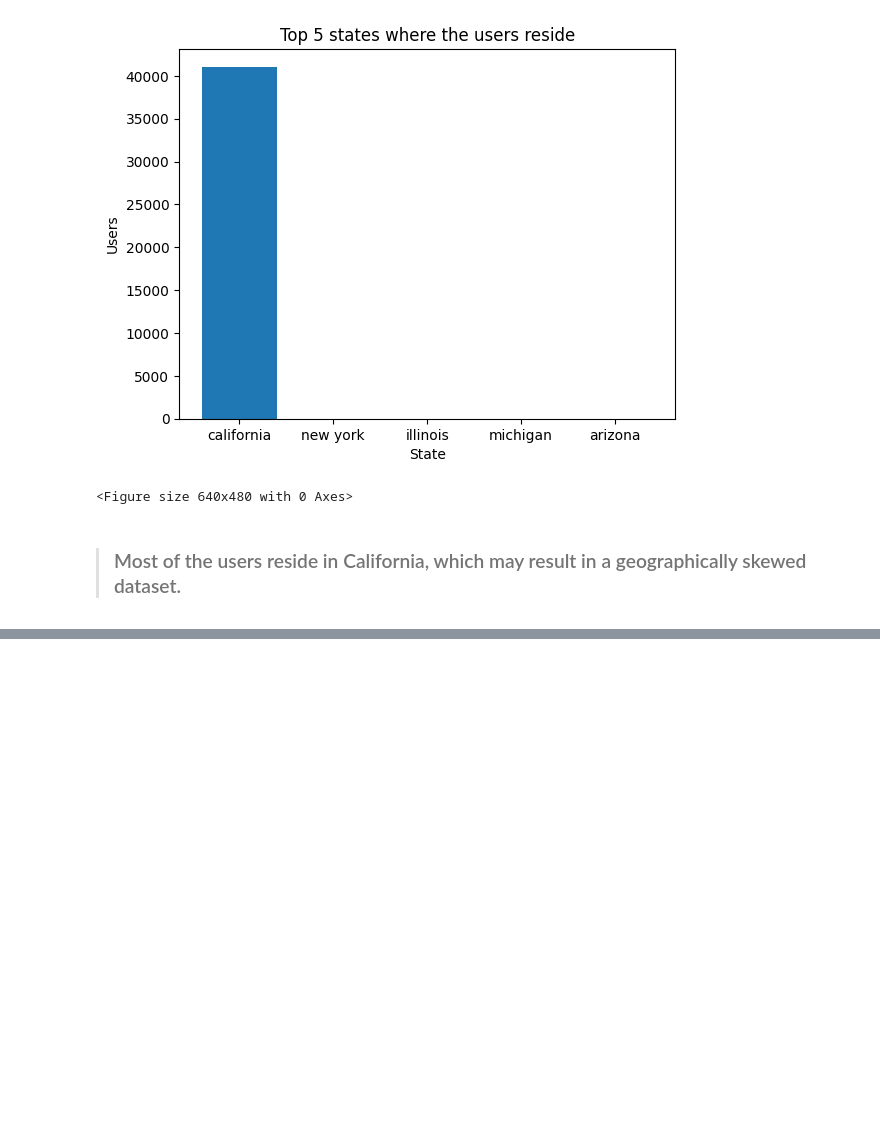
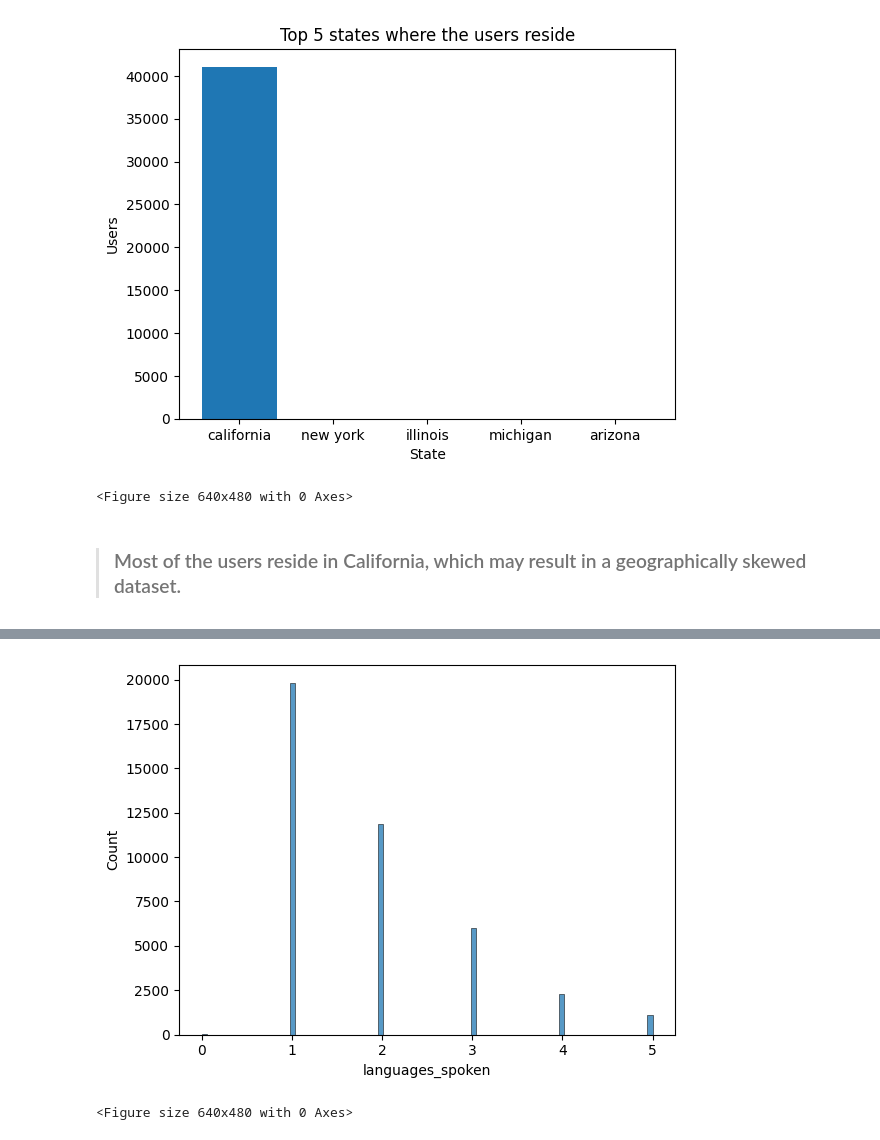
Before and after one commit to YSKAA423/OkCupid-Date-A-Scientist, a Jupyter notebook: Recommend_a_peer.ipynb, the cells around one changed output, grey strips where cells are left out. Cells and saved outputs as stored; diff of their text form; code cells hidden in the pictures; blank space fills up the shorter version.

```diff
--- a/Recommend_a_peer.ipynb
+++ b/Recommend_a_peer.ipynb
@@ -1025,0 +1083,2 @@ Name: count, dtype: int64
+# %%
+Individuals.offspring = Individuals.offspring.apply(lambda x: x.replace("doesn&rsquo;t","doesn't"))
@@ -1025,0 +1140,27 @@ Name: count, dtype: int64
+# %%
+def simplify_pets(val):
+    if 'likes dogs' in val and 'likes cats' in val:
+        return 'likes both'
+    elif 'dislikes dogs' in val and 'dislikes cats' in val:
+        return 'dislikes both'
+    elif 'likes dogs' in val:
+        return 'likes dogs only'
+    elif 'likes cats' in val:
+        return 'likes cats only'
+    elif 'dislikes dogs' in val:
+        return 'dislikes dogs only'
+    elif 'dislikes cats' in val:
+        return 'dislikes cats only'
+    elif 'has dogs' in val or 'has cats' in val:
+        return 'has pets'
+    else:
+        return val
+
+# Apply simplification
+Individuals['pets_simplified'] = Individuals['pets'].apply(simplify_pets)
+
+# Add binary flags
+Individuals['likes_both'] = Individuals['pets_simplified'].apply(lambda x: 1 if x == 'likes both' else 0)
+Individuals['dislikes_both'] = Individuals['pets_simplified'].apply(lambda x: 1 if x == 'dislikes both' else 0)
+Individuals['likes_dogs'] = Individuals['pets_simplified'].apply(lambda x: 1 if 'likes dogs' in x or x == 'likes both' else 0)
+Individuals['likes_cats'] = Individuals['pets_simplified'].apply(lambda x: 1 if 'likes cats' in x or x == 'likes both' else 0)
@@ -1025,0 +1216,3 @@ Name: count, dtype: int64
+# %%
+Individuals["languages_spoken"] = Individuals.speaks.apply(lambda x: len(x.split(",")) if x != "Not Shared" else 0)
+Individuals[['speaks','languages_spoken']].head(10)
@@ -1025,0 +1231,7 @@ Name: count, dtype: int64
+# %%
+sns.histplot(Individuals.languages_spoken)
+plt.show()
+plt.clf()
+# %% [output]
+[figure, added]
+<Figure size 640x480 with 0 Axes>
```
Also changed, not shown: parts of 27 cells of this notebook.
